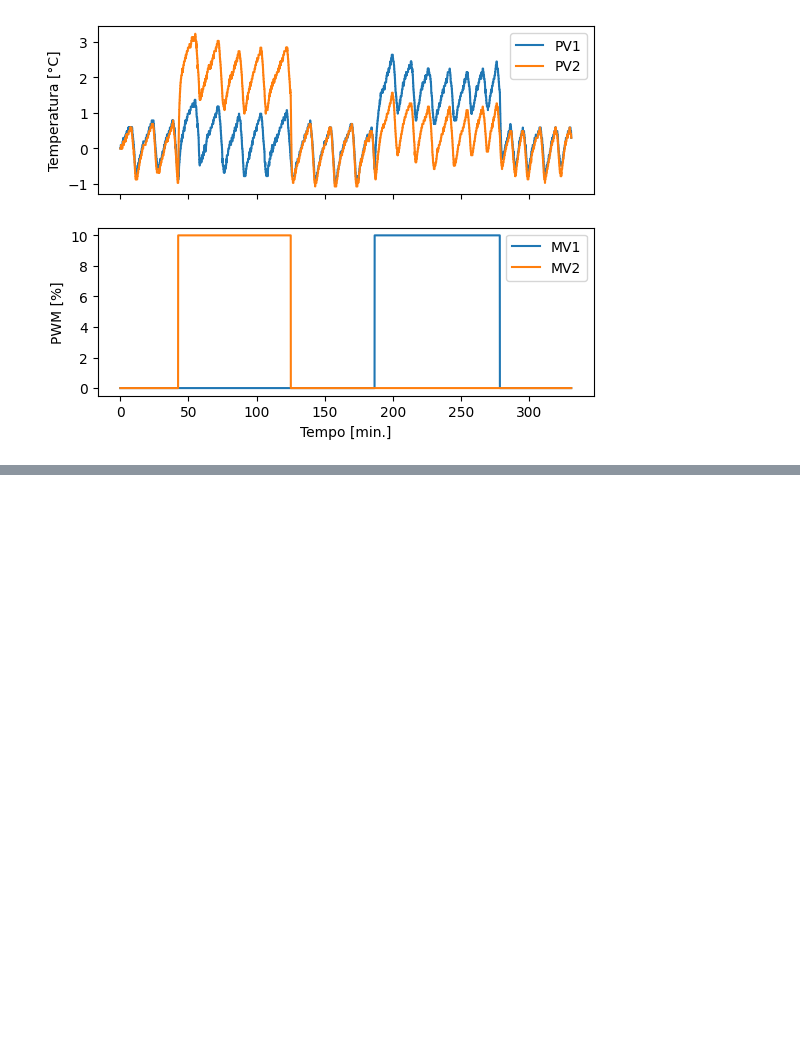
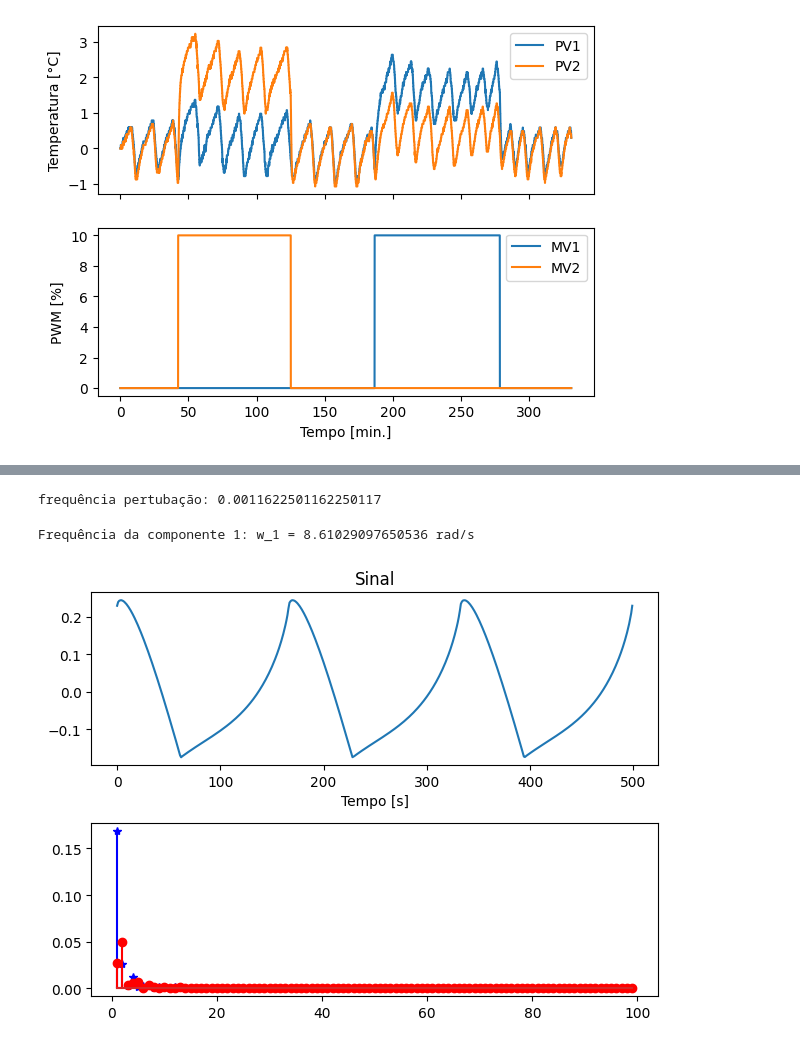
Before and after one commit to william-hazem/Model-Predictive-Control, a Jupyter notebook: identificacao/experimento.ipynb, the cells around one changed output, grey strips where cells are left out. Cells and saved outputs as stored; diff of their text form; code cells hidden in the pictures; blank space fills up the shorter version.

```diff
--- a/identificacao/experimento.ipynb
+++ b/identificacao/experimento.ipynb
@@ -60,0 +95,38 @@ plot_pv_mv(dados1e2_pertubacao, f=remover_valor_inicial);
+# %%
+print("frequência pertubação:", 1/14.34/60)
+# %% [output]
+frequência pertubação: 0.0011622501162250117
+# %%
+from sinais.serie_fourier.triangular import compute_coef
+
+T = 10.53 * 60  # periodo
+ts = 14.43 * 60 # tempo de subida
+n_max = 100
+
+i = list(range(1, n_max))
+time = np.linspace(0, 3*T, 500)
+sinal_coefs = list(map(lambda x: compute_coef(ts, T, x), i))
+sinal_coefs = np.array(sinal_coefs)
+
+sinal_triangular = 0
+for n_i, [a_n, b_n] in enumerate(sinal_coefs):
+    n_i = n_i + 1
+    arg = 2*np.pi*n_i*time/T
+    sinal_triangular += a_n*np.cos(arg) + b_n*np.sin(arg)
+
+fig, (ax_sinal, ax_coefs) = plt.subplots(2, 1)
+
+ax_sinal.set_title("Sinal")
+ax_sinal.set_xlabel("Tempo [s]")
+ax_sinal.plot(sinal_triangular)
+
+# sinal_coefs = np.array()
+ax_coefs.stem(i, sinal_coefs[:, 0], 'b', markerfmt='*b', label='$a_n$', use_line_collection=True)
+ax_coefs.stem(i, sinal_coefs[:, 1], 'r', markerfmt='or', label='$b_n$', use_line_collection=True)
+
+fig.tight_layout()
+
+print(f"Frequência da componente 1: w_1 = {2*np.pi*ts/T} rad/s")
+# %% [output]
+Frequência da componente 1: w_1 = 8.61029097650536 rad/s
+[figure, added]
```
Also changed, not shown: parts of 10 cells of this notebook, 1 other file.
